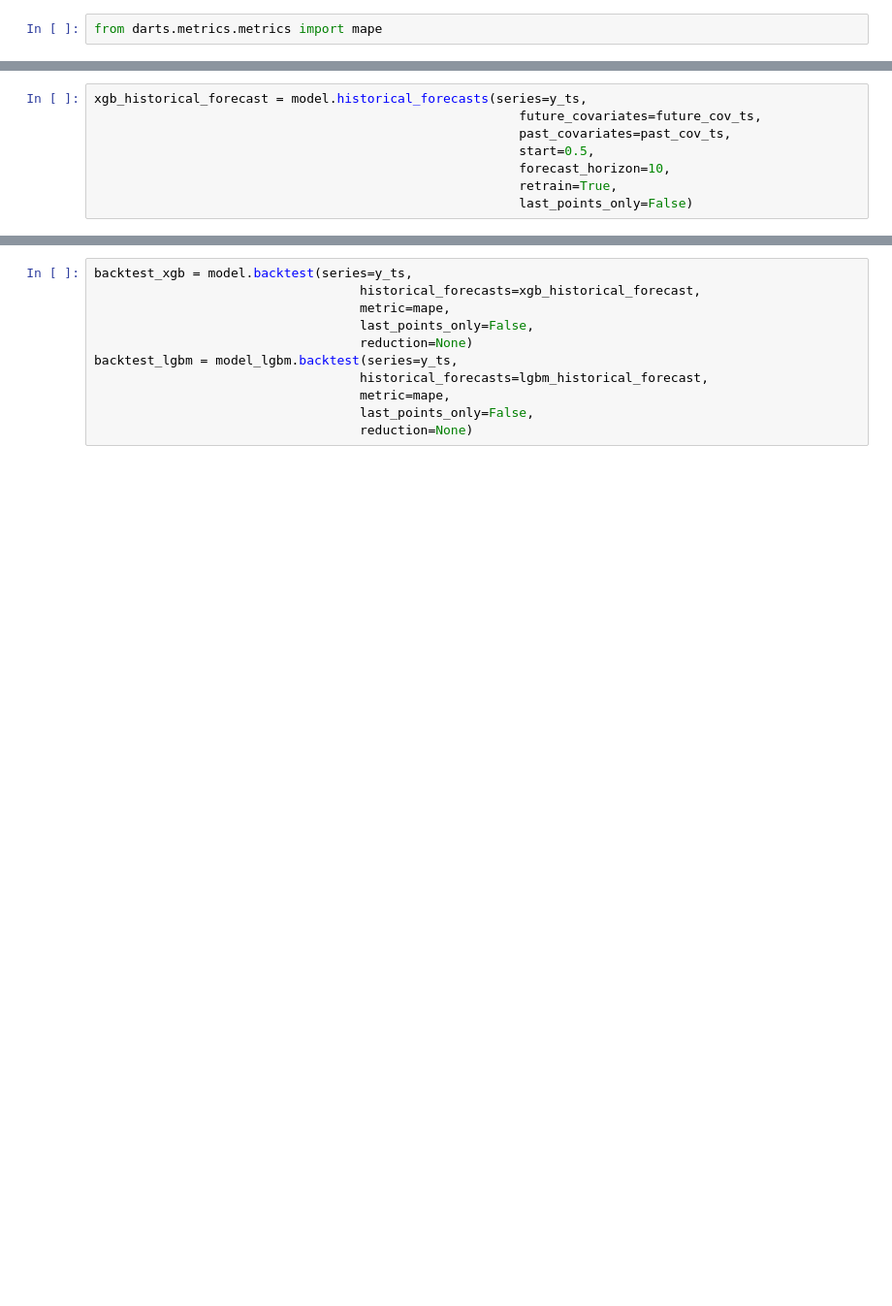
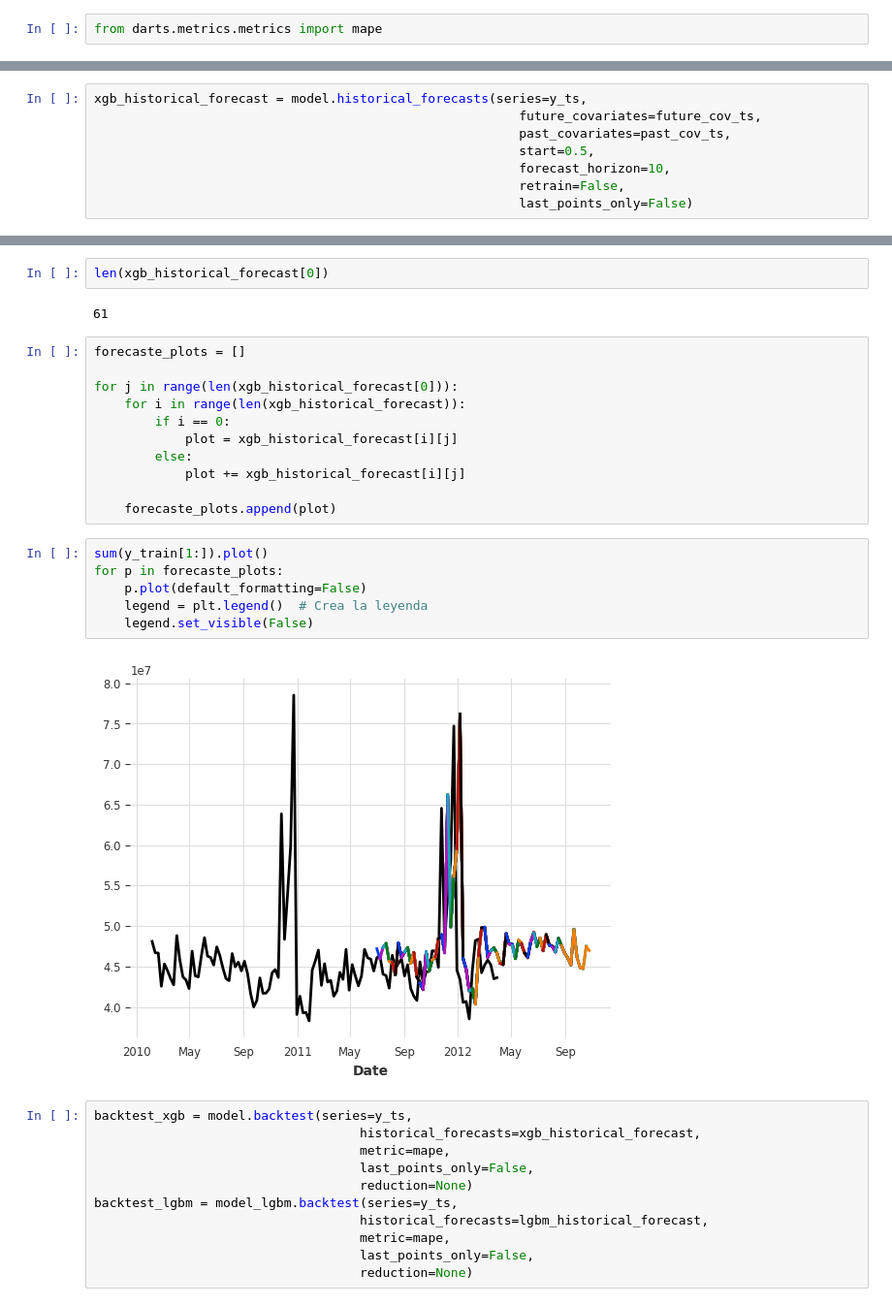
Before and after one commit to GuillermoSainz07/retail_mlops_project, a Jupyter notebook: notebooks/ml_exp.ipynb, the cells around one changed output, grey strips where cells are left out. Shown at 97% size. Cells and saved outputs as stored; diff of their text form; blank space fills up the shorter version.

```diff
--- a/notebooks/ml_exp.ipynb
+++ b/notebooks/ml_exp.ipynb
@@ -189,6 +199,6 @@ xgb_historical_forecast = model.historical_forecasts(series=y_ts,
                                                         past_covariates=past_cov_ts,
                                                         start=0.5,
                                                         forecast_horizon=10,
-                                                        retrain=True,
+                                                        retrain=False,
                                                         last_points_only=False)
 # %% [output]
@@ -196,5 +205,28 @@ xgb_historical_forecast = model.historical_forecasts(series=y_ts,
 `enable_optimization=True` is ignored because `forecast_horizon > model.output_chunk_length`. To hide this warning, set `show_warnings=False` or `enable_optimization=False`.
 `predict()` was called with `n > output_chunk_length`: using auto-regression to forecast the values after `output_chunk_length` points. The model will access `(n - output_chunk_length)` future values  ...
+# %%
+len(xgb_historical_forecast[0])
+# %% [output]
+61
+# %%
+forecaste_plots = []
+
+for j in range(len(xgb_historical_forecast[0])):
+    for i in range(len(xgb_historical_forecast)):
+        if i == 0:
+            plot = xgb_historical_forecast[i][j]
+        else:
+            plot += xgb_historical_forecast[i][j]
+
+    forecaste_plots.append(plot)
+# %%
+sum(y_train[1:]).plot()
+for p in forecaste_plots:
+    p.plot(default_formatting=False)
+    legend = plt.legend()  # Crea la leyenda
+    legend.set_visible(False)
+# %% [output]
+[figure, added]
 # %%
 backtest_xgb = model.backtest(series=y_ts,
                                    historical_forecasts=xgb_historical_forecast,
```
Also changed, not shown: parts of 5 cells of this notebook, 11 other files.
